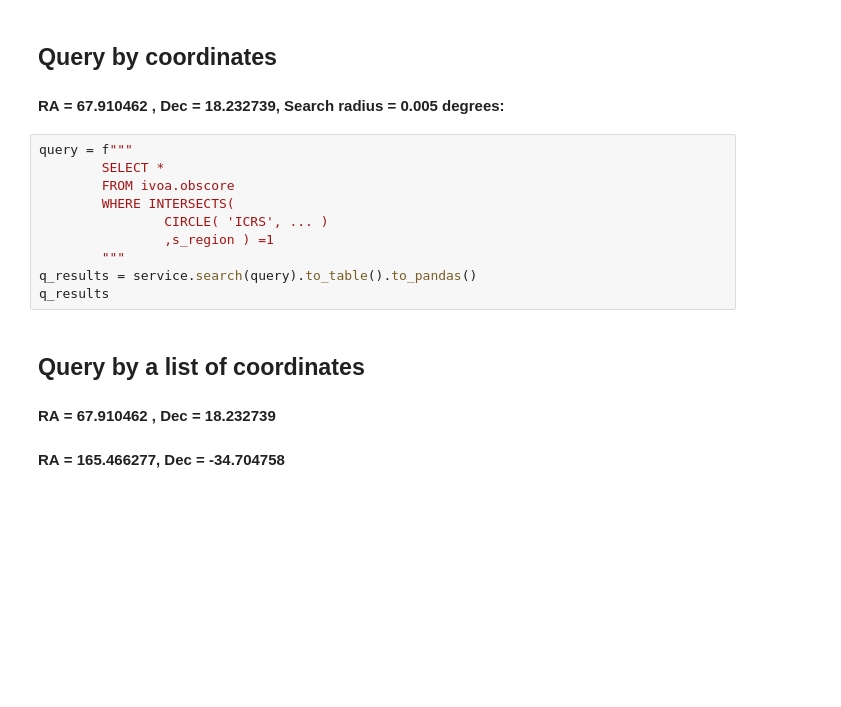
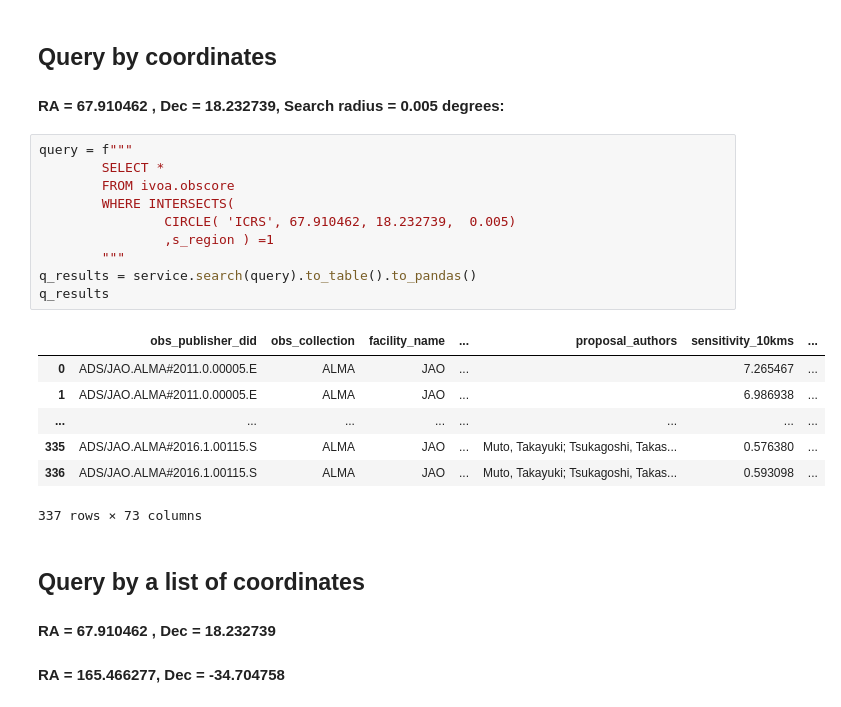
Before and after one commit to MTeasdale01/MTeasdale01, a Jupyter notebook: Query_tutorial_PPD.ipynb, the cells around one changed output. Saved outputs shown, nothing was run; the diff lists cells and outputs as text; blank space fills up the shorter version.

```diff
--- a/Query_tutorial_PPD.ipynb
+++ b/Query_tutorial_PPD.ipynb
@@ -164,13 +167,21 @@ pd.set_option('display.max_columns', 6)
 # %%
 query = f"""
         SELECT *
         FROM ivoa.obscore
         WHERE INTERSECTS(
-                CIRCLE( 'ICRS', ... )
+                CIRCLE( 'ICRS', 67.910462, 18.232739,  0.005)
                 ,s_region ) =1
         """
 q_results = service.search(query).to_table().to_pandas()
 q_results
+# %% [output]
+|  | obs_publisher_did | obs_collection | facility_name | ... | proposal_authors | sensitivity_10kms | ... |
+| 0 | ADS/JAO.ALMA#2011.0.00005.E | ALMA | JAO | ... |  | 7.265467 | ... |
+| 1 | ADS/JAO.ALMA#2011.0.00005.E | ALMA | JAO | ... |  | 6.986938 | ... |
+| ... | ... | ... | ... | ... | ... | ... | ... |
+| 335 | ADS/JAO.ALMA#2016.1.00115.S | ALMA | JAO | ... | Muto, Takayuki; Tsukagoshi, Takas... | 0.576380 | ... |
+| 336 | ADS/JAO.ALMA#2016.1.00115.S | ALMA | JAO | ... | Muto, Takayuki; Tsukagoshi, Takas... | 0.593098 | ... |
+337 rows × 73 columns
 # %% [markdown]
 ## Query by a list of coordinates
 #### **RA** = 67.910462 , **Dec** = 18.232739
```
Also changed, not shown: parts of 1 cell of this notebook.
